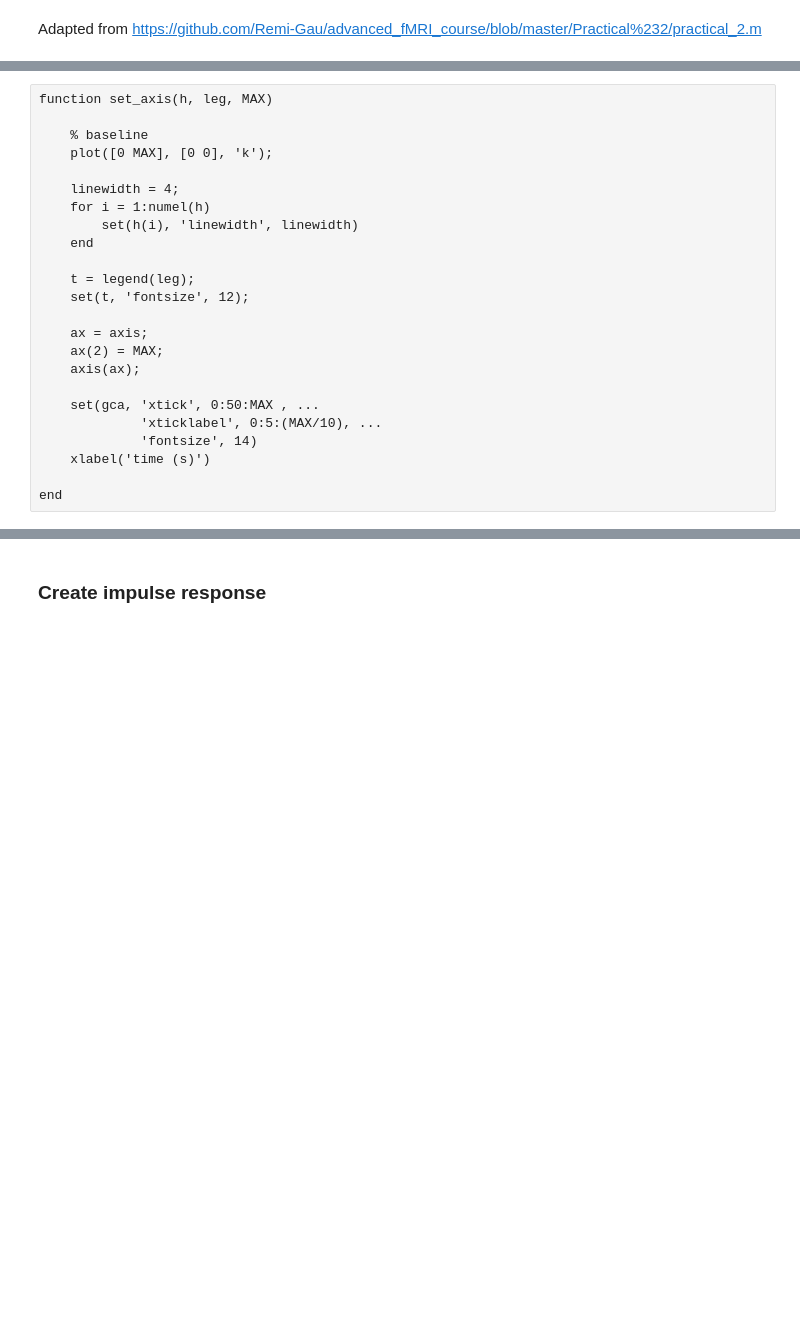
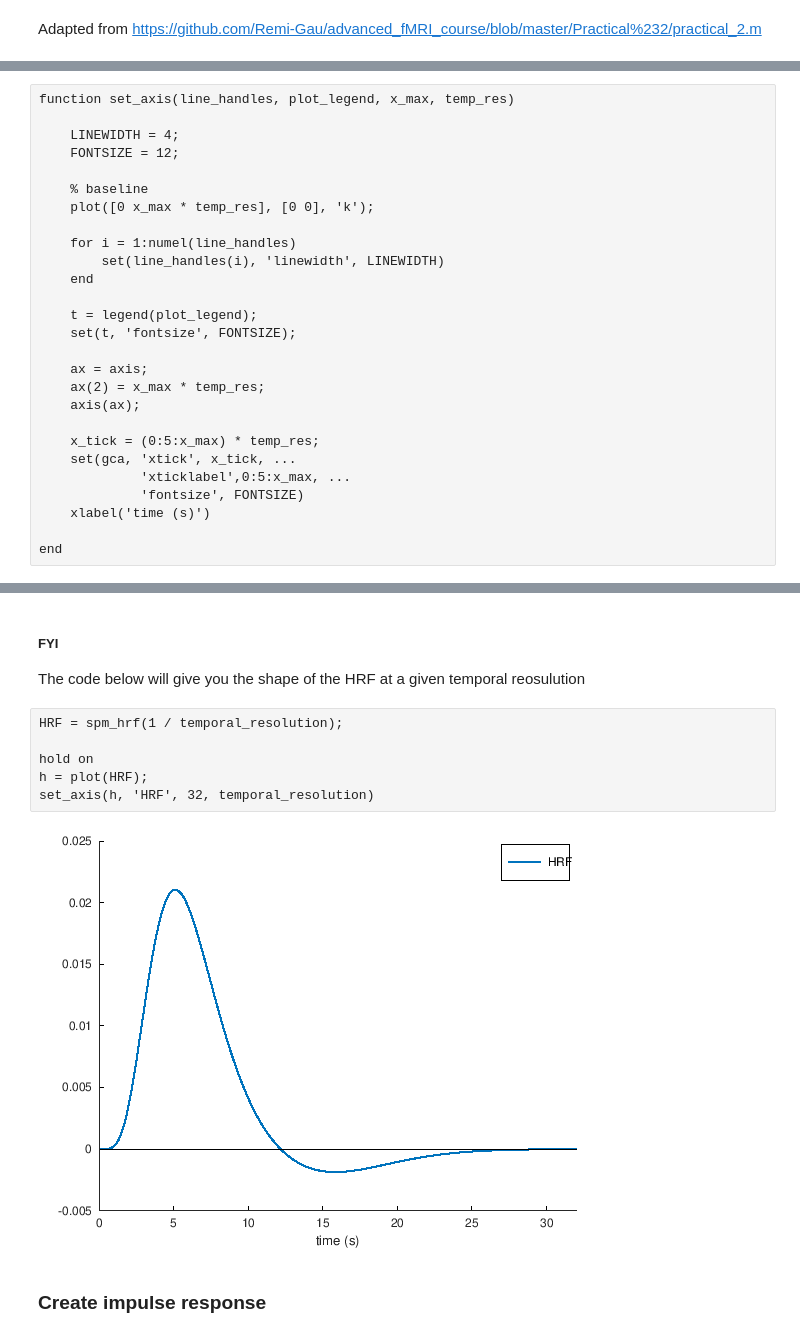
Before and after one commit to OpenMRBenelux/openmr2021-dataviz-workshop, a Jupyter notebook: code/octave_plot_hrf.ipynb, the cells around one changed output, grey strips where cells are left out. Saved outputs shown, nothing was run; the diff lists cells and outputs as text; blank space fills up the shorter version.

```diff
--- a/code/octave_plot_hrf.ipynb
+++ b/code/octave_plot_hrf.ipynb
@@ -9,24 +16,27 @@ Small helper function to help us plot the axis
 # %%
-function set_axis(h, leg, MAX)
+function set_axis(line_handles, plot_legend, x_max, temp_res)
+
+    LINEWIDTH = 4;
+    FONTSIZE = 12;
 
     % baseline
-    plot([0 MAX], [0 0], 'k');
+    plot([0 x_max * temp_res], [0 0], 'k');
 
-    linewidth = 4;
-    for i = 1:numel(h)
-        set(h(i), 'linewidth', linewidth)
+    for i = 1:numel(line_handles)
+        set(line_handles(i), 'linewidth', LINEWIDTH)
     end
 
-    t = legend(leg);
-    set(t, 'fontsize', 12);
+    t = legend(plot_legend);
+    set(t, 'fontsize', FONTSIZE);
 
     ax = axis;
-    ax(2) = MAX;
+    ax(2) = x_max * temp_res;
     axis(ax);
 
-    set(gca, 'xtick', 0:50:MAX , ...
-             'xticklabel', 0:5:(MAX/10), ...
-             'fontsize', 14)
+    x_tick = (0:5:x_max) * temp_res;
+    set(gca, 'xtick', x_tick, ...
+             'xticklabel',0:5:x_max, ...
+             'fontsize', FONTSIZE)
     xlabel('time (s)')
 
 end
@@ -33,2 +67,14 @@ end
+# %% [markdown]
+##### FYI
+
+The code below will give you the shape of the HRF at a given temporal reosulution
+# %%
+HRF = spm_hrf(1 / temporal_resolution);
+
+hold on
+h = plot(HRF);
+set_axis(h, 'HRF', 32, temporal_resolution)
+# %% [output]
+[figure, added]
 # %% [markdown]
 ### Create impulse response
```
Also changed, not shown: parts of 12 cells of this notebook, 2 other files.
